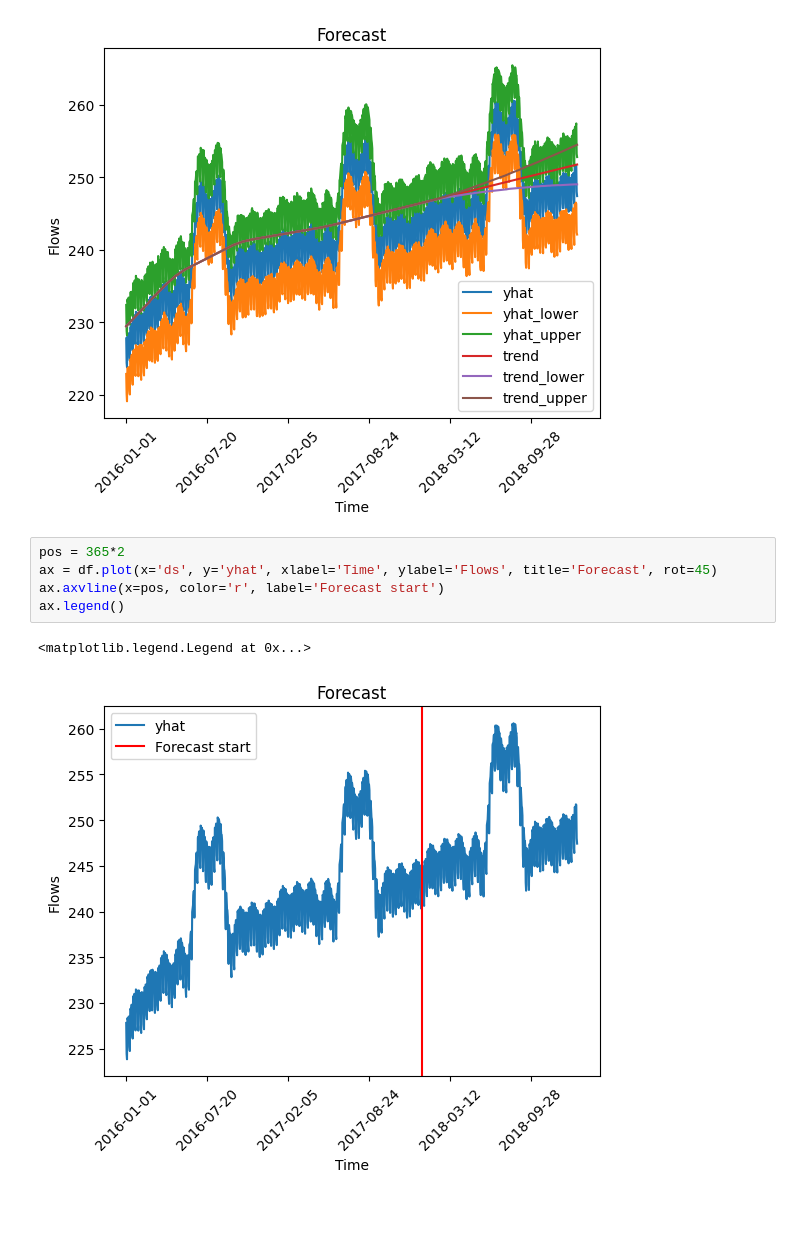
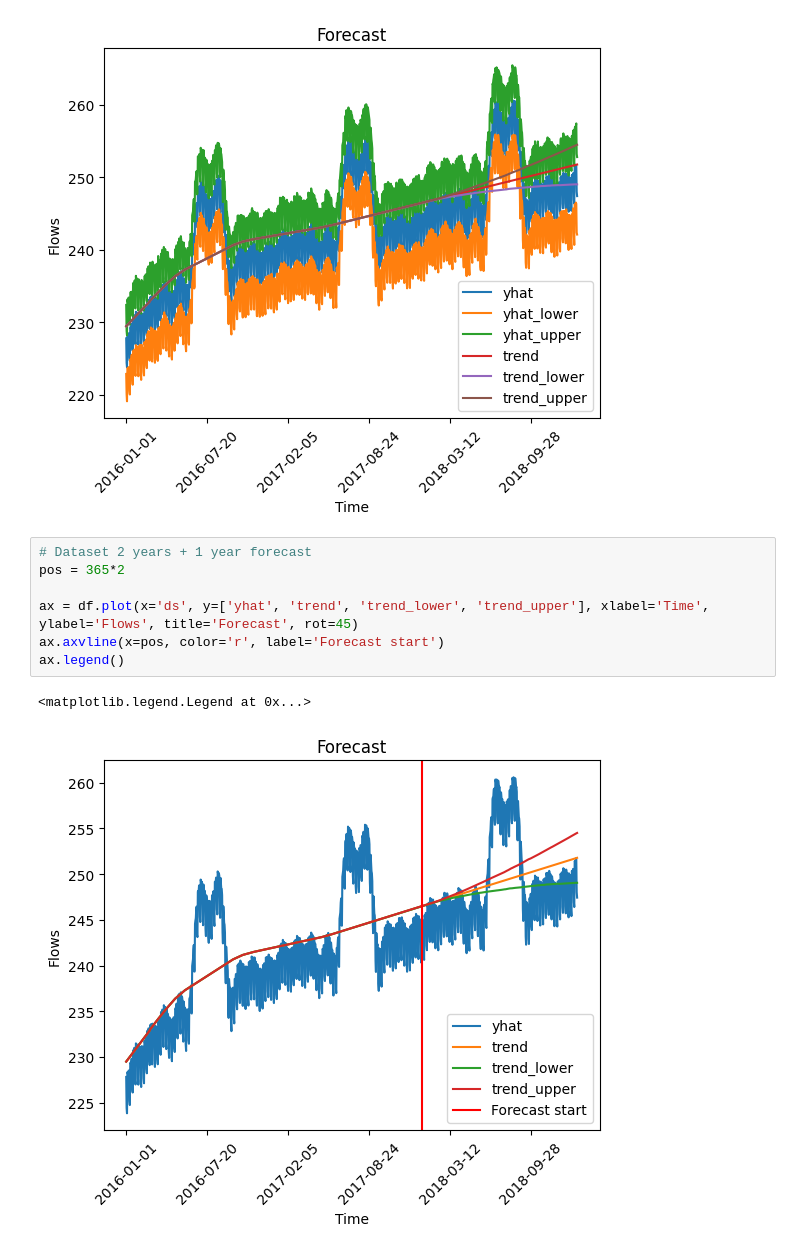
Before and after one commit to Raniita/traffic-forecast, a Jupyter notebook: notebooks/verify_output.ipynb, the cells around one changed output. Saved outputs shown, nothing was run; the diff lists cells and outputs as text; blank space fills up the shorter version.

Commit message:
fix: small fix plot forecast

```diff
--- a/notebooks/verify_output.ipynb
+++ b/notebooks/verify_output.ipynb
@@ -34,10 +34,12 @@ df.plot(x='ds', xlabel='Time', ylabel='Flows', title='Forecast', rot=45)
 <AxesSubplot: title={'center': 'Forecast'}, xlabel='Time', ylabel='Flows'>
 [figure]
 # %%
+# Dataset 2 years + 1 year forecast
 pos = 365*2
-ax = df.plot(x='ds', y='yhat', xlabel='Time', ylabel='Flows', title='Forecast', rot=45)
+
+ax = df.plot(x='ds', y=['yhat', 'trend', 'trend_lower', 'trend_upper'], xlabel='Time', ylabel='Flows', title='Forecast', rot=45)
 ax.axvline(x=pos, color='r', label='Forecast start')
 ax.legend()
 # %% [output]
 <matplotlib.legend.Legend at 0x...>
-[figure, old version]
+[figure, new version]
```
